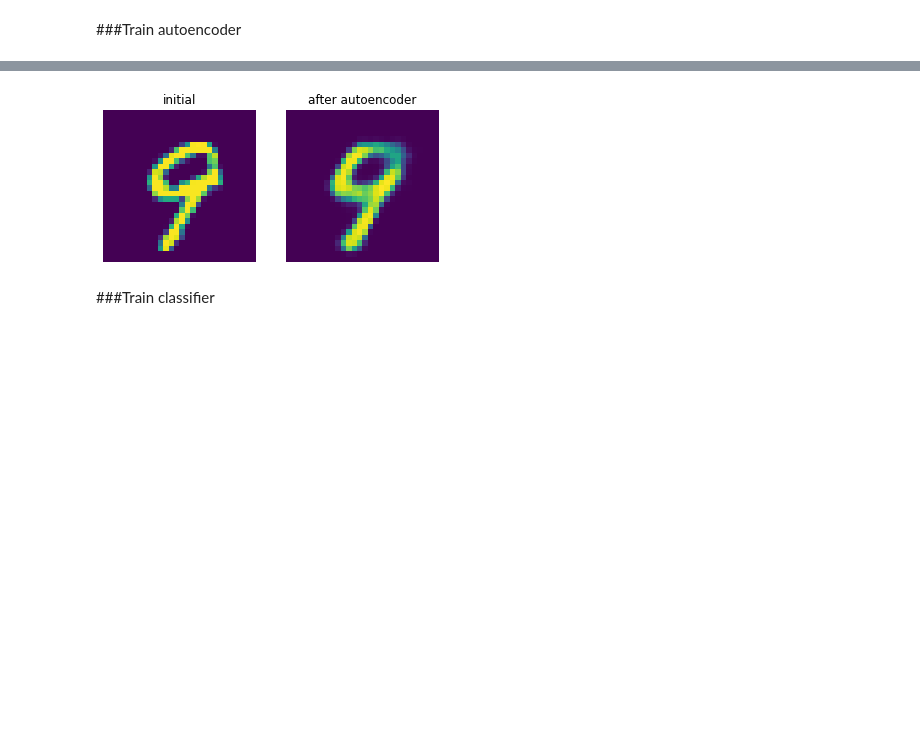
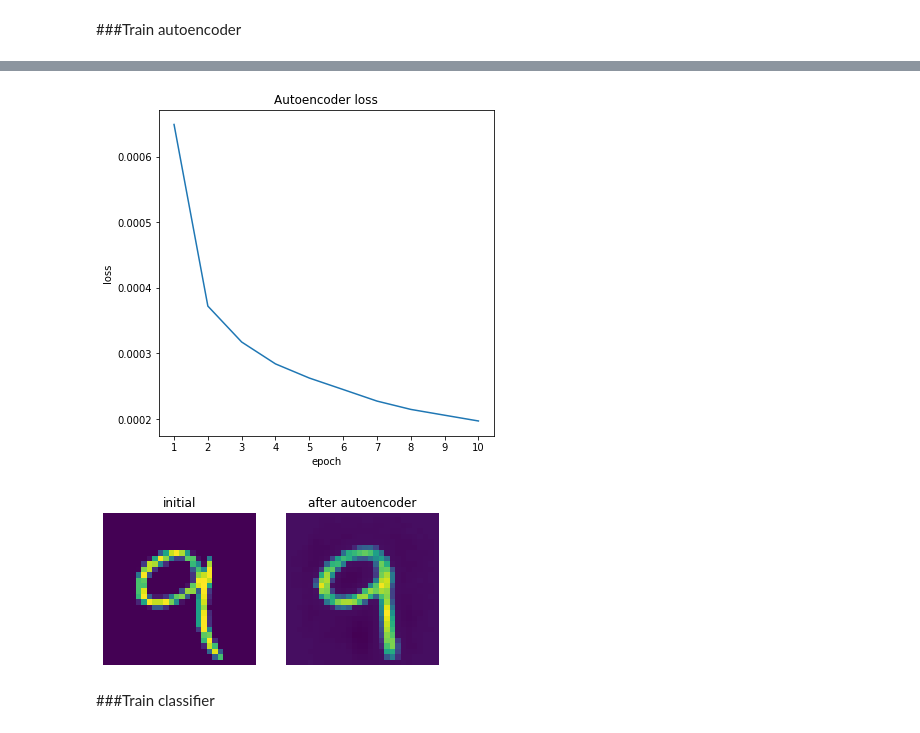
Before and after one commit to a-chubcheva/Excessive-invariance, a Jupyter notebook: autoencoder.ipynb, the cells around one changed output, grey strips where cells are left out. Drawn from its saved outputs; the diff is of its cells as text; code cells hidden in the pictures; blank space fills up the shorter version.

```diff
--- a/autoencoder.ipynb
+++ b/autoencoder.ipynb
@@ -57,7 +100,7 @@ for i in range(16):
 # %% [markdown]
 ###Train autoencoder
 # %%
-def train_autoencoder(model, criterion, optimizer, dataloader, num_epochs=5):
+def train_autoencoder(model, criterion, optimizer, dataloader, num_epochs):
   model.train()
   best_model_wts = deepcopy(model.state_dict())
   best_loss = 10000.
@@ -86,15 +129,27 @@ class Autoencoder(nn.Module):
   def __init__(self, input_size=28*28):
     super(Autoencoder, self).__init__()
     self.encoder = nn.Sequential(
-        nn.Linear(input_size, 64),
-        nn.ReLU(),
-        nn.Linear(64,32),
-        nn.ReLU())
+        nn.Linear(input_size, 1024),
+        nn.LeakyReLU(),
+        nn.Linear(1024, 512),
+        nn.LeakyReLU(),
+        nn.Linear(512, 128),
+        nn.LeakyReLU(),
+        nn.Linear(128, 64),
+        nn.LeakyReLU(),
+        nn.Linear(64, 64),
+        nn.LeakyReLU())
     self.decoder = nn.Sequential(
-        nn.Linear(32,64),
-        nn.ReLU(),
-        nn.Linear(64, input_size),
-        nn.Sigmoid())
+        nn.Linear(64, 64),
+        nn.LeakyReLU(),
+        nn.Linear(64, 128),
+        nn.LeakyReLU(),
+        nn.Linear(128, 512),
+        nn.LeakyReLU(),
+        nn.Linear(512, 1024),
+        nn.LeakyReLU(),
+        nn.Linear(1024, input_size),
+        nn.LeakyReLU())
 
   def forward(self, x):
     x = self.encoder(x)
@@ -103,8 +158,9 @@ class Autoencoder(nn.Module):
 # %%
 model = Autoencoder().to(device)
 criterion = nn.MSELoss().to(device)
+optimiser = optim.Adam(model.parameters(), lr=1e-3)
 
-optimiser = optim.Adam(model.parameters(), lr=1e-2)
+num_epochs = 10
 # %%
-autoencoder, _ = train_autoencoder(model, criterion, optimiser, train_loader)
+autoencoder, loss_history_ae = train_autoencoder(model, criterion, optimiser, train_loader, num_epochs)
 # %% [output]
@@ -130,3 +186,12 @@ epoch [10/10], loss:0.0226
+# %%
+plt.figure(figsize=(6,6))
+plt.title('Autoencoder loss')
+plt.xticks(range(1,num_epochs+1))
+plt.xlabel('epoch')
+plt.ylabel('loss')
+plt.plot(range(1,num_epochs+1), loss_history_ae,);
+# %% [output]
+[figure, added]
 # %%
 fig = plt.figure(figsize=(6,3))
 fig.add_subplot(1, 2, 1)
@@ -144,7 +209,7 @@ plt.title('after autoencoder')
 plt.axis('off')
 plt.imshow(img_encoded.cpu().detach());
 # %% [output]
-[figure, old version]
+[figure, new version]
 # %% [markdown]
 ###Train classifier
 # %%
```
Also changed, not shown: parts of 22 cells of this notebook.
